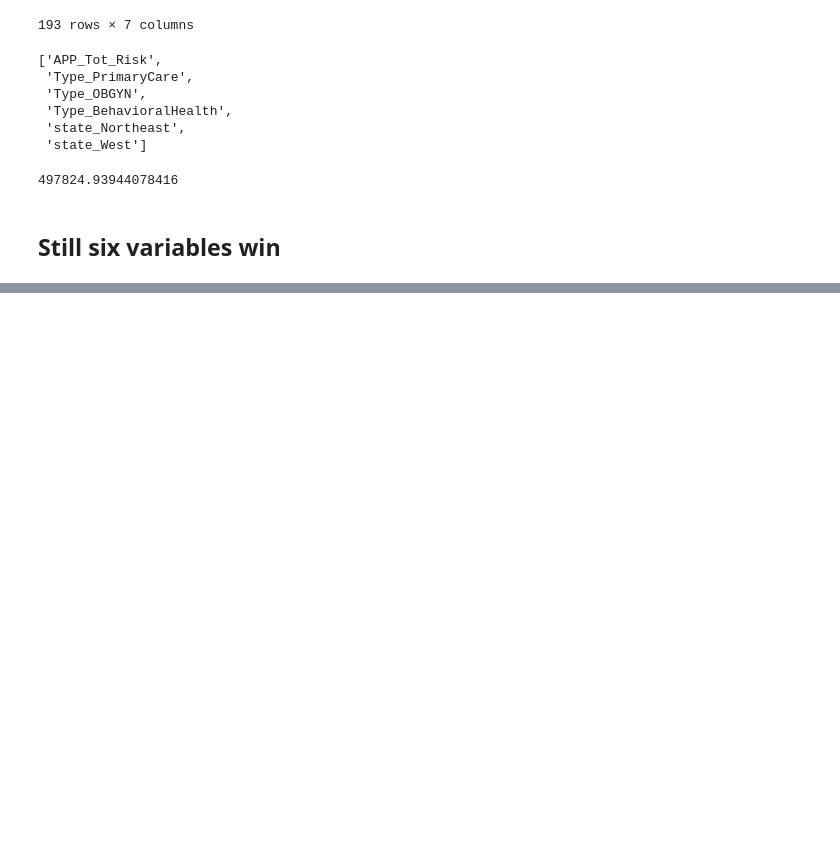
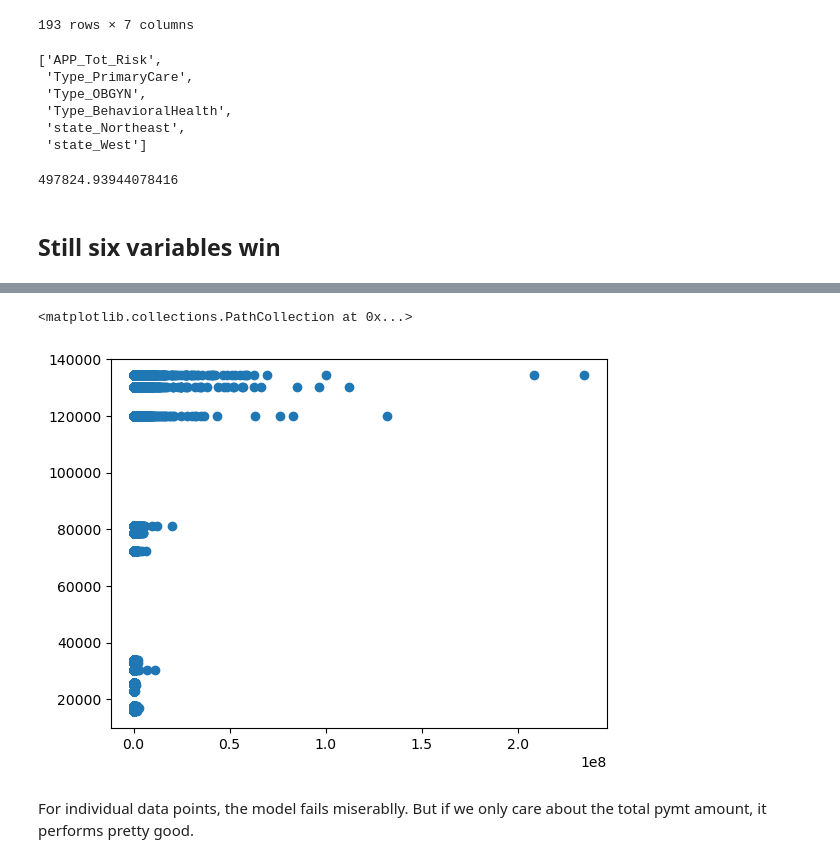
Before and after one commit to JennQQQ/Medicare-Project, a Jupyter notebook: Modeling/Modeling_Jenn_2_forward_glm.ipynb, the cells around one changed output, grey strips where cells are left out. Cells and saved outputs as stored; diff of their text form; code cells hidden in the pictures; blank space fills up the shorter version.

```diff
--- a/Modeling/Modeling_Jenn_2_forward_glm.ipynb
+++ b/Modeling/Modeling_Jenn_2_forward_glm.ipynb
@@ -851,0 +875,7 @@ RESULT_DF.to_csv(f'{path}/Modeling/GLM_GAMMA_RESULTS_3.csv')
+# %%
+plt.scatter(y_actual,y_pred)
+# %% [output]
+<matplotlib.collections.PathCollection at 0x...>
+[figure, added]
+# %% [markdown]
+For individual data points, the model fails miserablly. But if we only care about the total pymt amount, it performs pretty good.
```
Also changed, not shown: parts of 4 cells of this notebook.
